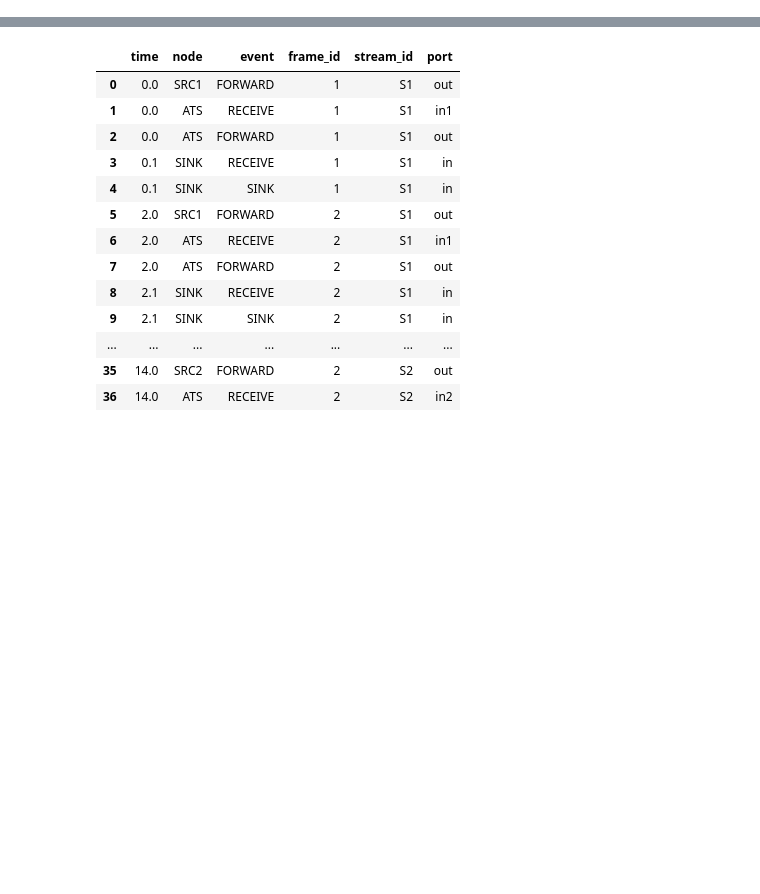
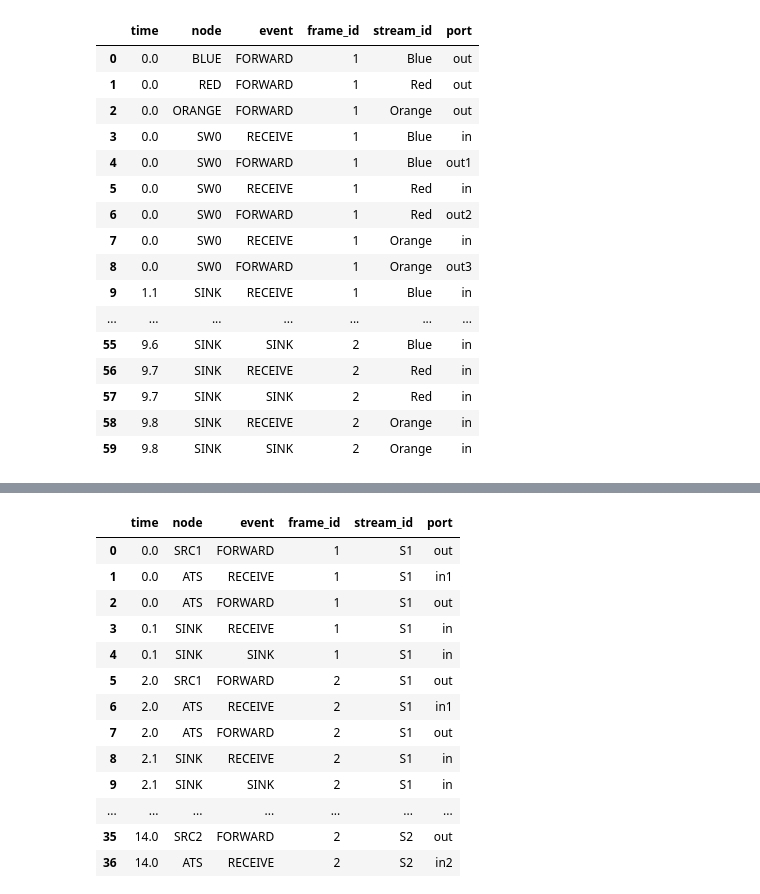
Before and after one commit to DanyBoi22/ATSim, a Jupyter notebook: test.ipynb, the cells around one changed output, grey strips where cells are left out. Drawn from its saved outputs; the diff is of its cells as text; code cells hidden in the pictures; blank space fills up the shorter version.

Commit message:
Fixed link transmission, test cases update, impared switch

```diff
--- a/test.ipynb
+++ b/test.ipynb
@@ -6,2 +6,58 @@ from ipynb.fs.full.topology import SinkSwitch, BasicSwitch, Link, TrafficSource
 from ipynb.fs.full.frer import FRERSwitch, FRERMerge, FRERSplit
 from ipynb.fs.full.ats import ATSGroup, ATSSwitch
+# %%
+sim = Simulator()
+logger = Logger()
+
+link_src1_sw0 = Link(sim, bitrate_bps=800, transmission_delay_enabled=False, propagation_delay=0.0)
+link_src2_sw0 = Link(sim, bitrate_bps=800, transmission_delay_enabled=False, propagation_delay=0.0)
+link_src3_sw0 = Link(sim, bitrate_bps=800, transmission_delay_enabled=False, propagation_delay=0.0)
+
+link_sw0_sink = Link(sim, bitrate_bps=800, transmission_delay_enabled=True, propagation_delay=1.0)
+
+# Sink
+sink = SinkSwitch("SINK", sim, logger)
+sink_in = sink.add_ingress_port("in")
+link_sw0_sink.connect(sink, sink_in)
+
+sw0 = BasicSwitch("SW0", sim, logger, routing_table={"Blue": ["out1"], "Red": ["out2"], "Orange": ["out3"]})
+sw0_in = sw0.add_ingress_port("in")
+link_src1_sw0.connect(sw0, sw0_in)
+link_src2_sw0.connect(sw0, sw0_in)
+link_src3_sw0.connect(sw0, sw0_in)
+sw0.add_egress_port("out1", link_sw0_sink)
+sw0.add_egress_port("out2", link_sw0_sink)
+sw0.add_egress_port("out3", link_sw0_sink)
+
+# Sources
+src1 = TrafficSource("BLUE", sim, logger)
+src2 = TrafficSource("RED", sim, logger)
+src3 = TrafficSource("ORANGE", sim, logger)
+src1.add_egress_port("out", link_src1_sw0)
+src2.add_egress_port("out", link_src2_sw0)
+src3.add_egress_port("out", link_src3_sw0)
+
+src1.start_periodic_loop(stream_id="Blue", frames_per_period=2, period=6, interval=2.5, size=10, count=2, offset=0.0)
+src2.start_periodic_loop(stream_id="Red", frames_per_period=2, period=6, interval=2.5, size=10, count=2, offset=0.0)
+src3.start_periodic_loop(stream_id="Orange", frames_per_period=2, period=6, interval=2.5, size=10, count=2, offset=0.0)
+
+sim.run(until=100)
+logger.to_dataframe()
+# %% [output]
+|  | time | node | event | frame_id | stream_id | port |
+| 0 | 0.0 | BLUE | FORWARD | 1 | Blue | out |
+| 1 | 0.0 | RED | FORWARD | 1 | Red | out |
+| 2 | 0.0 | ORANGE | FORWARD | 1 | Orange | out |
+| 3 | 0.0 | SW0 | RECEIVE | 1 | Blue | in |
+| 4 | 0.0 | SW0 | FORWARD | 1 | Blue | out1 |
+| 5 | 0.0 | SW0 | RECEIVE | 1 | Red | in |
+| 6 | 0.0 | SW0 | FORWARD | 1 | Red | out2 |
+| 7 | 0.0 | SW0 | RECEIVE | 1 | Orange | in |
+| 8 | 0.0 | SW0 | FORWARD | 1 | Orange | out3 |
+| 9 | 1.1 | SINK | RECEIVE | 1 | Blue | in |
+| ... | ... | ... | ... | ... | ... | ... |
+| 55 | 9.6 | SINK | SINK | 2 | Blue | in |
+| 56 | 9.7 | SINK | RECEIVE | 2 | Red | in |
+| 57 | 9.7 | SINK | SINK | 2 | Red | in |
+| 58 | 9.8 | SINK | RECEIVE | 2 | Orange | in |
+| 59 | 9.8 | SINK | SINK | 2 | Orange | in |
```
Also changed, not shown: parts of 4 cells of this notebook, 1 other file.
